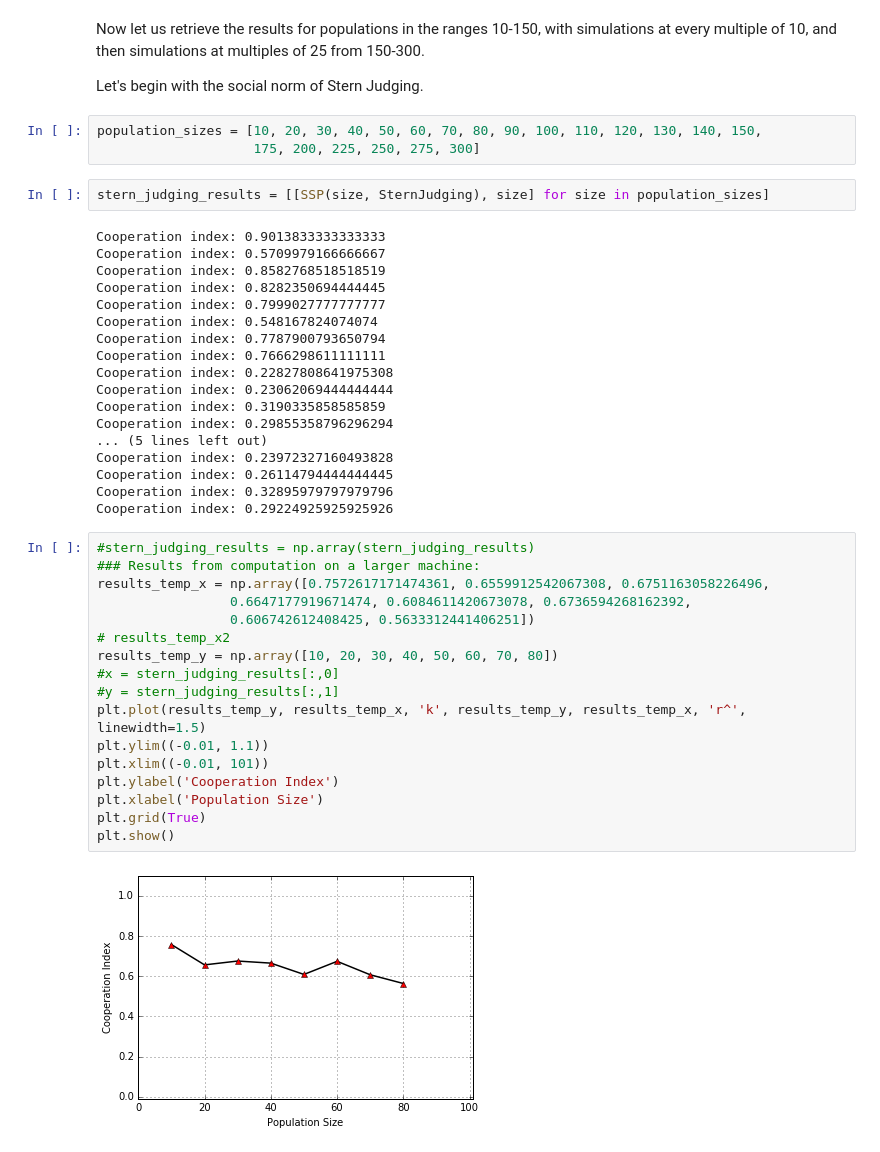
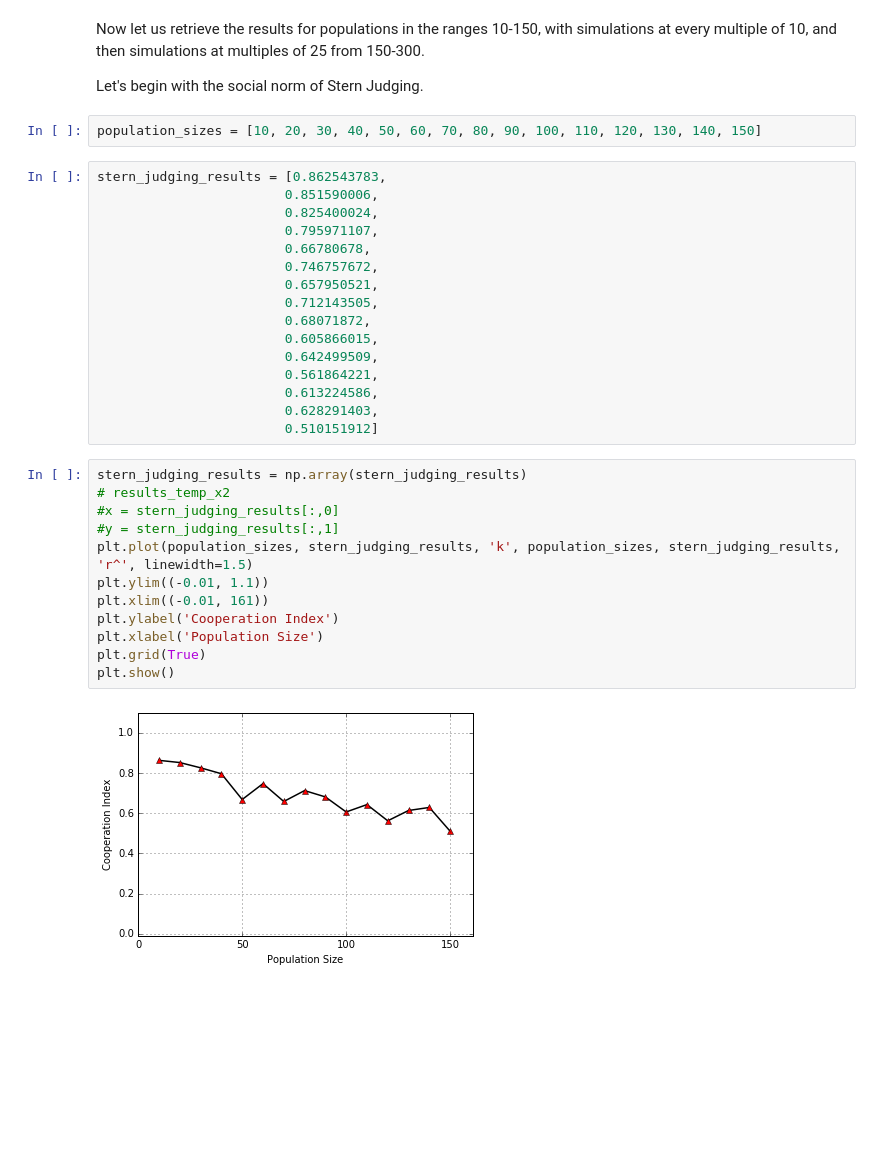
Before and after one commit to konradcybulski/GameTheory1041, a Jupyter notebook: Python_Resources/SimulationResultVerification.ipynb, the cells around one changed output. Drawn from its saved outputs; the diff is of its cells as text; blank space fills up the shorter version.

Commit message:
Updated notebook plots

```diff
--- a/Python_Resources/SimulationResultVerification.ipynb
+++ b/Python_Resources/SimulationResultVerification.ipynb
@@ -54,44 +54,34 @@ Now let us retrieve the results for populations in the ranges 10-150, with simul
 
 Let's begin with the social norm of Stern Judging.
 # %%
-population_sizes = [10, 20, 30, 40, 50, 60, 70, 80, 90, 100, 110, 120, 130, 140, 150,
-                    175, 200, 225, 250, 275, 300]
+population_sizes = [10, 20, 30, 40, 50, 60, 70, 80, 90, 100, 110, 120, 130, 140, 150]
-# %%
-stern_judging_results = [[SSP(size, SternJudging), size] for size in population_sizes]
-# %% [output]
-Cooperation index: 0.9013833333333333
-Cooperation index: 0.5709979166666667
-Cooperation index: 0.8582768518518519
-Cooperation index: 0.8282350694444445
-Cooperation index: 0.7999027777777777
-Cooperation index: 0.548167824074074
-Cooperation index: 0.7787900793650794
-Cooperation index: 0.7666298611111111
-Cooperation index: 0.22827808641975308
-Cooperation index: 0.23062069444444444
-Cooperation index: 0.3190335858585859
-Cooperation index: 0.29855358796296294
-... (5 lines left out)
-Cooperation index: 0.23972327160493828
-Cooperation index: 0.26114794444444445
-Cooperation index: 0.32895979797979796
-Cooperation index: 0.29224925925925926
+# %%
+stern_judging_results = [0.862543783,
+                        0.851590006,
+                        0.825400024,
+                        0.795971107,
+                        0.66780678,
+                        0.746757672,
+                        0.657950521,
+                        0.712143505,
+                        0.68071872,
+                        0.605866015,
+                        0.642499509,
+                        0.561864221,
+                        0.613224586,
+                        0.628291403,
+                        0.510151912]
 # %%
-#stern_judging_results = np.array(stern_judging_results)
-### Results from computation on a larger machine:
-results_temp_x = np.array([0.7572617171474361, 0.6559912542067308, 0.6751163058226496,
-                 0.6647177919671474, 0.6084611420673078, 0.6736594268162392,
-                 0.606742612408425, 0.5633312441406251])
+stern_judging_results = np.array(stern_judging_results)
 # results_temp_x2
-results_temp_y = np.array([10, 20, 30, 40, 50, 60, 70, 80])
 #x = stern_judging_results[:,0]
 #y = stern_judging_results[:,1]
-plt.plot(results_temp_y, results_temp_x, 'k', results_temp_y, results_temp_x, 'r^', linewidth=1.5)
+plt.plot(population_sizes, stern_judging_results, 'k', population_sizes, stern_judging_results, 'r^', linewidth=1.5)
 plt.ylim((-0.01, 1.1))
-plt.xlim((-0.01, 101))
+plt.xlim((-0.01, 161))
 plt.ylabel('Cooperation Index')
 plt.xlabel('Population Size')
 plt.grid(True)
 plt.show()
 # %% [output]
-[figure, old version]
+[figure, new version]
```
Also changed, not shown: parts of 4 cells of this notebook.
